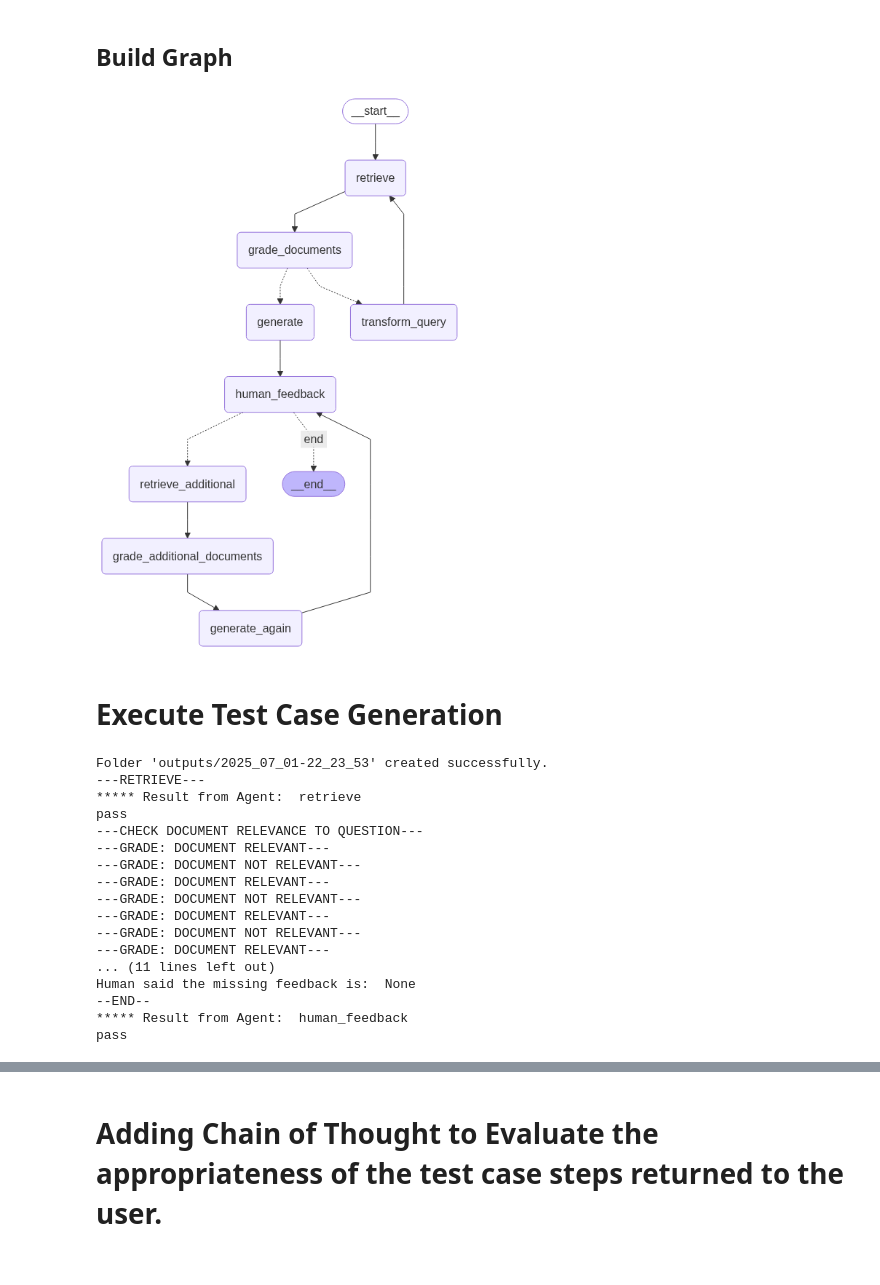
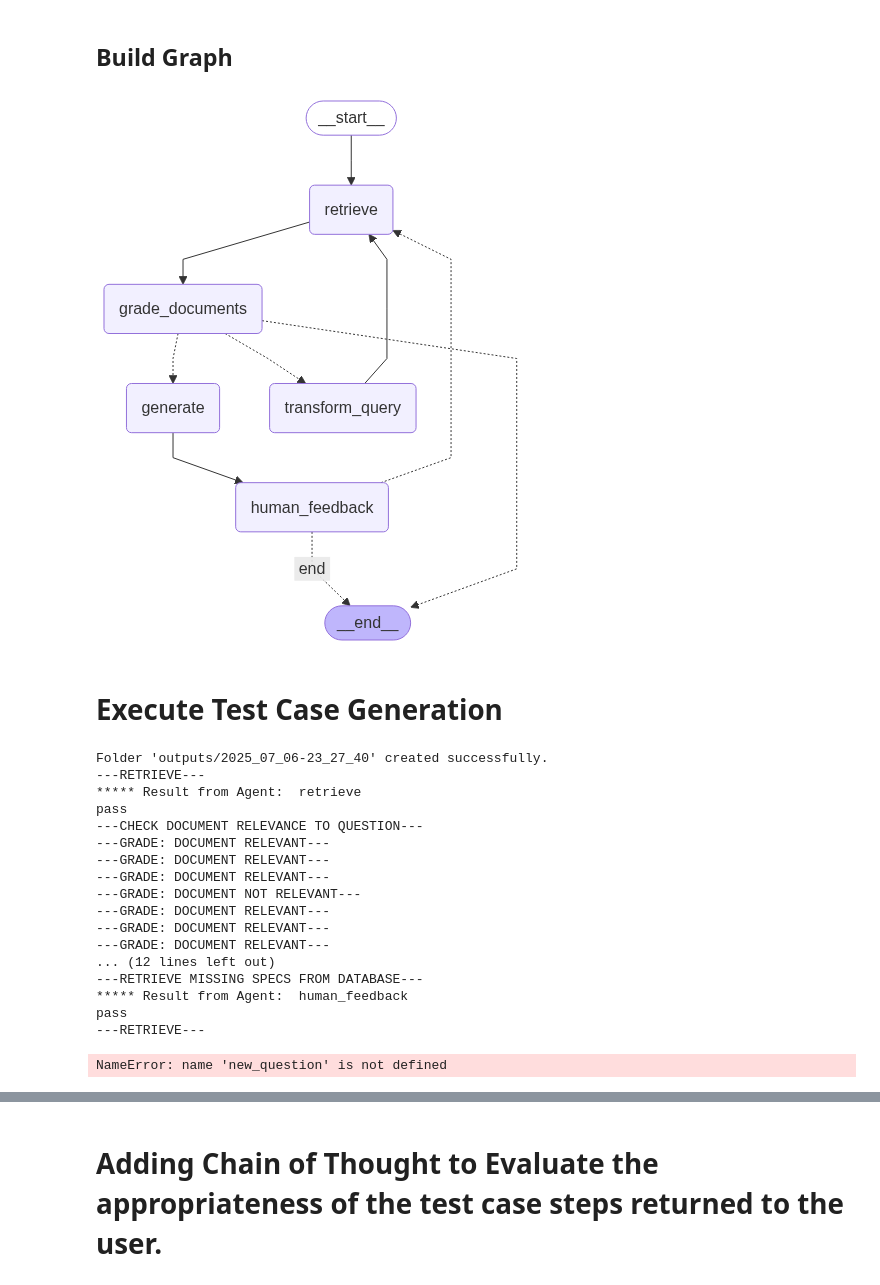
Before and after one commit to huang12211/Test_Case_Generator_AI, a Jupyter notebook: main_RAG_AIAgent.ipynb, the cells around one changed output, grey strips where cells are left out. Saved outputs shown, nothing was run; the diff lists cells and outputs as text; code cells hidden in the pictures.

Commit message:
fix: simplified graph

```diff
--- a/main_RAG_AIAgent.ipynb
+++ b/main_RAG_AIAgent.ipynb
@@ -664,13 +676,20 @@ def decide_to_generate(state):
 
     if not filtered_documents:
         # If No documents are related to the feature, then we will rephrase the feature to generate test cases on.
-        print(
-            "---DECISION: ALL DOCUMENTS ARE NOT RELEVANT TO QUESTION, TRANSFORM QUERY---"
-        )
+        print("---DECISION: ALL DOCUMENTS ARE NOT RELEVANT TO QUESTION, TRANSFORM QUERY---")
         return "transform_query"
     else:
         # We have relevant documents, so generate answer
         print("---DECISION: GENERATE---")
+        return "generate"
+
+def decide_if_hallucinated(state):
+    generated_tc = state["generation"]
+    if generated_tc == "no_hallucinations":
+        print("---DECISION: NO HALLUCINATIONS---")
+        return "human_feedback"
+    else:
+        print("---DECISION: HALLUCINATIONS ARE PRESENT, REGENERATE A RESPONSE")
         return "generate"
 
 def decide_to_approve(state):
@@ -678,7 +697,7 @@ def decide_to_approve(state):
 
     if new_query != "None":
         print("---RETRIEVE MISSING SPECS FROM DATABASE---")
-        return "retrieve_additional"
+        return "retrieve"
     else:
         print("--END--")
         return "end"
@@ -696,42 +715,45 @@ workflow.add_node("grade_documents", grade_documents)  # grade documents
 workflow.add_node("generate", generate)  # generate
 workflow.add_node("transform_query", transform_query)  # transform_query
 workflow.add_node("human_feedback", human_feedback) #review the TC generated and ensure there was no missing inputs
-workflow.add_node("retrieve_additional", retrieve_additional)
-workflow.add_node("grade_additional_documents", grade_additional_documents)
-workflow.add_node("generate_again", generate_again)
+# workflow.add_node("hallucination_checker", hallucination_checker)
 
 # Define the edges
 workflow.add_edge(START, "retrieve")
 workflow.add_edge("retrieve", "grade_documents")
 workflow.add_conditional_edges(
     "grade_documents",
     decide_to_generate,
     {
         "transform_query": "transform_query",
         "generate": "generate"
-    },
+    }
 )
 workflow.add_edge("transform_query", "retrieve")
 workflow.add_edge("generate", "human_feedback")
+# workflow.add_conditional_edges(
+#     "hallucination_checker",
+#     decide_if_hallucinated,
+#     {
+#         "human_feedback": "human_feedback",
+#         "generate": "generate",
+#     }
+# )
 workflow.add_conditional_edges(
     "human_feedback",
     decide_to_approve,
     {
-        "retrieve_additional": "retrieve_additional",
+        "retrieve": "retrieve",
         "end": END,
     }
 )
-workflow.add_edge("retrieve_additional", "grade_additional_documents")
-workflow.add_edge("grade_additional_documents", "generate_again")
-workflow.add_edge("generate_again", "human_feedback")
 
 # Compile/Build the graph
 graph = workflow.compile(checkpointer = memory)
 
 #Print the structure of the Graph
 display(Image(graph.get_graph(xray=True).draw_mermaid_png()))
 # %% [output]
-[figure, old version]
+[figure, new version]
 # %% [markdown]
 # Execute Test Case Generation
 # %%
@@ -746,9 +768,9 @@ else:
     print(f"Folder '{folder_path}' already exists.")
 
 # test_case_subject = "Intra-operative Import Subpanel's Bead Detection Algorithm Failure and execution of all available pathways on the Object Detection Error Pop-up"
-test_case_subject = "All features related to the Locate Markers Breadcrumb Step and Point to Markers Subpanel"
+test_case_subject = "All features related to the 'Locate Markers Breadcrumb Step' and 'Point to Markers Subpanel'"
 
-for output in graph.stream({"question": test_case_subject,}, config=thread, stream_mode="updates"):
+for output in graph.stream({"question": test_case_subject, "iter": 0}, config=thread, stream_mode="updates"):
     for key, value in output.items():
         print("***** Result from Agent: ",key)
 
@@ -758,20 +780,21 @@ for output in graph.stream({"question": test_case_subject,}, config=thread, stre
         except:
             print("pass")
 # %% [output]
-Folder 'outputs/2025_07_01-22_23_53' created successfully.
+Folder 'outputs/2025_07_06-23_27_40' created successfully.
 ---RETRIEVE---
 ***** Result from Agent:  retrieve
 pass
 ---CHECK DOCUMENT RELEVANCE TO QUESTION---
 ---GRADE: DOCUMENT RELEVANT---
----GRADE: DOCUMENT NOT RELEVANT---
+---GRADE: DOCUMENT RELEVANT---
 ---GRADE: DOCUMENT RELEVANT---
 ---GRADE: DOCUMENT NOT RELEVANT---
 ---GRADE: DOCUMENT RELEVANT---
----GRADE: DOCUMENT NOT RELEVANT---
 ---GRADE: DOCUMENT RELEVANT---
-... (11 lines left out)
-Human said the missing feedback is:  None
---END--
+---GRADE: DOCUMENT RELEVANT---
+... (12 lines left out)
+---RETRIEVE MISSING SPECS FROM DATABASE---
 ***** Result from Agent:  human_feedback
 pass
+---RETRIEVE---
+NameError: name 'new_question' is not defined
```
Also changed, not shown: parts of 10 cells of this notebook, 1 other file.
